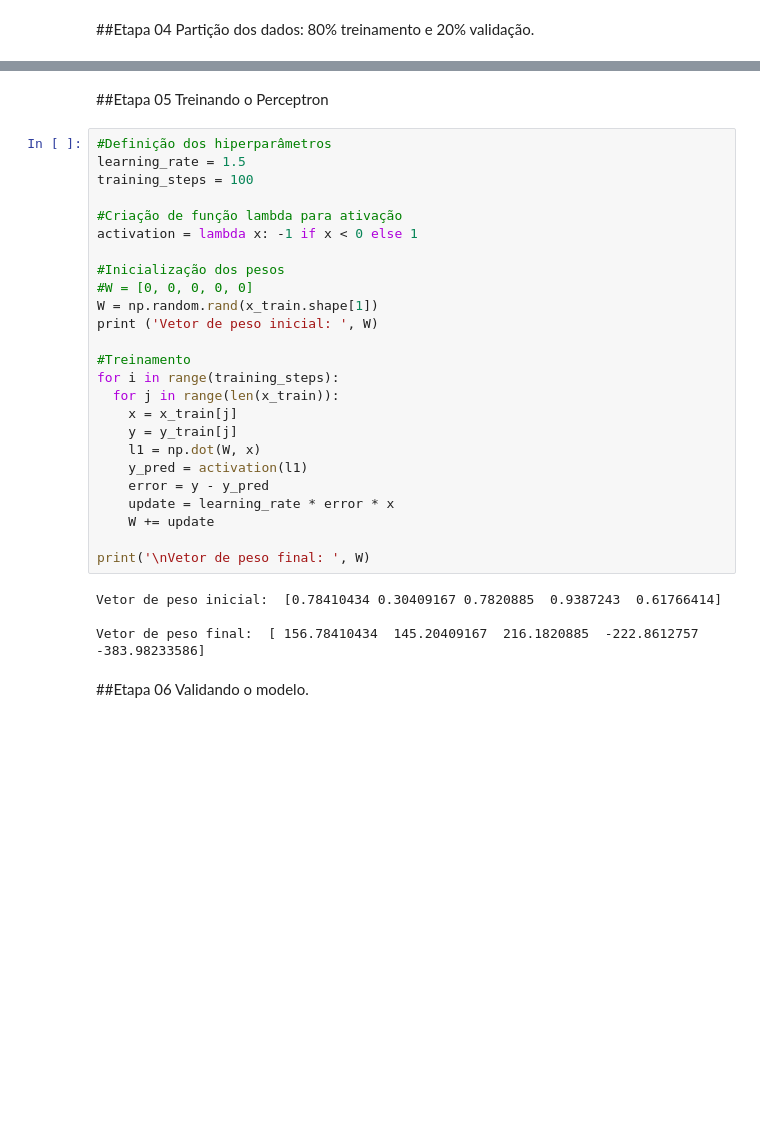
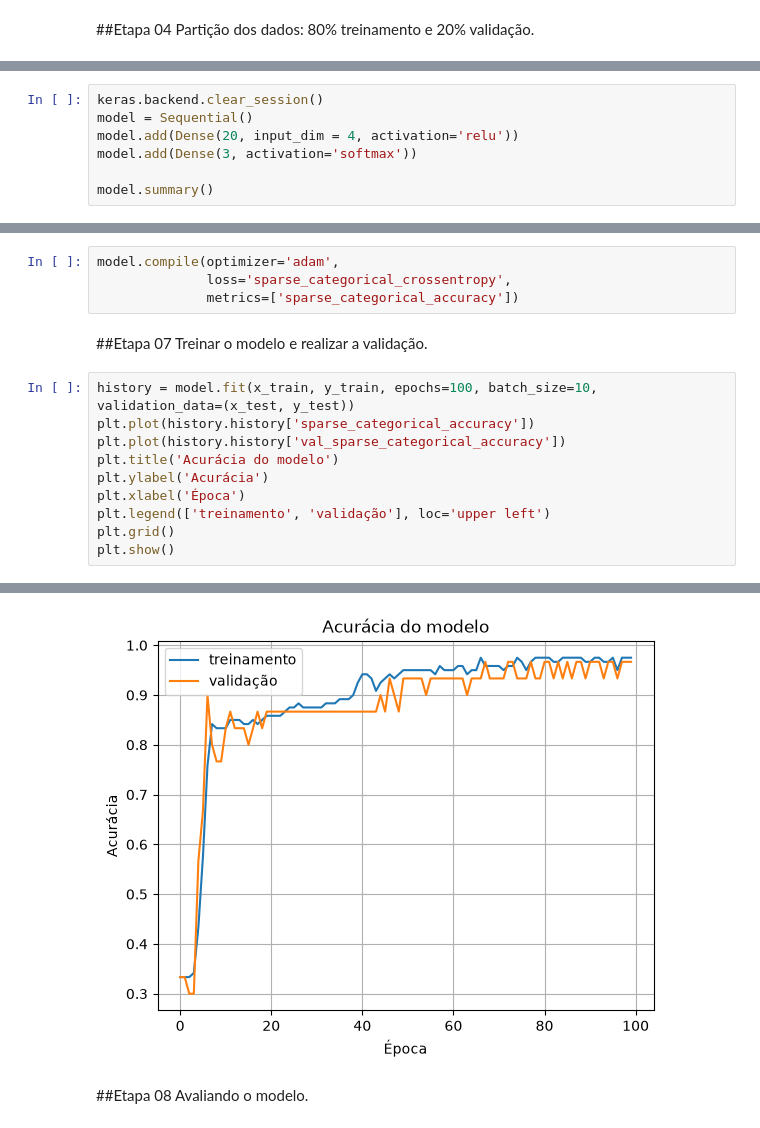
Before and after one commit to leoisf/CDD109---REDES-NEURAIS-ARTIFICIAIS-E-DEEP-LEARNING, a Jupyter notebook: Aula 2/Exercício 9 - Keras_Iris.ipynb, the cells around one changed output, grey strips where cells are left out. Cells and saved outputs as stored; diff of their text form; blank space fills up the shorter version.

```diff
--- a/Aula 2/Exercício 9 - Keras_Iris.ipynb
+++ b/Aula 2/Exercício 9 - Keras_Iris.ipynb
@@ -98,0 +92,7 @@ y_test (30,)
+# %%
+keras.backend.clear_session()
+model = Sequential()
+model.add(Dense(20, input_dim = 4, activation='relu'))
+model.add(Dense(3, activation='softmax'))
+
+model.summary()
@@ -98,0 +120,18 @@ y_test (30,)
+# %%
+model.compile(optimizer='adam',
+              loss='sparse_categorical_crossentropy',
+              metrics=['sparse_categorical_accuracy'])
+# %% [markdown]
+##Etapa 07
+Treinar o modelo e realizar a validação.
+# %%
+history = model.fit(x_train, y_train, epochs=100, batch_size=10, validation_data=(x_test, y_test))
+plt.plot(history.history['sparse_categorical_accuracy'])
+plt.plot(history.history['val_sparse_categorical_accuracy'])
+plt.title('Acurácia do modelo')
+plt.ylabel('Acurácia')
+plt.xlabel('Época')
+plt.legend(['treinamento', 'validação'], loc='upper left')
+plt.grid()
+plt.show()
+# %% [output]
@@ -99,35 +155,4 @@ y_test (30,)
+[figure, added]
 # %% [markdown]
-##Etapa 05
-Treinando o Perceptron
+##Etapa 08
+Avaliando o modelo.
-# %%
-#Definição dos hiperparâmetros
-learning_rate = 1.5
-training_steps = 100
-
-#Criação de função lambda para ativação
-activation = lambda x: -1 if x < 0 else 1
-
-#Inicialização dos pesos
-#W = [0, 0, 0, 0, 0]
-W = np.random.rand(x_train.shape[1])
-print ('Vetor de peso inicial: ', W)
-
-#Treinamento
-for i in range(training_steps):
-  for j in range(len(x_train)):
-    x = x_train[j]
-    y = y_train[j]
-    l1 = np.dot(W, x)
-    y_pred = activation(l1)
-    error = y - y_pred
-    update = learning_rate * error * x
-    W += update
-
-print('\nVetor de peso final: ', W)
-# %% [output]
-Vetor de peso inicial:  [0.78410434 0.30409167 0.7820885  0.9387243  0.61766414]
-
-Vetor de peso final:  [ 156.78410434  145.20409167  216.1820885  -222.8612757  -383.98233586]
-# %% [markdown]
-##Etapa 06
-Validando o modelo.
```
Also changed, not shown: parts of 13 cells of this notebook, 2 other files.
